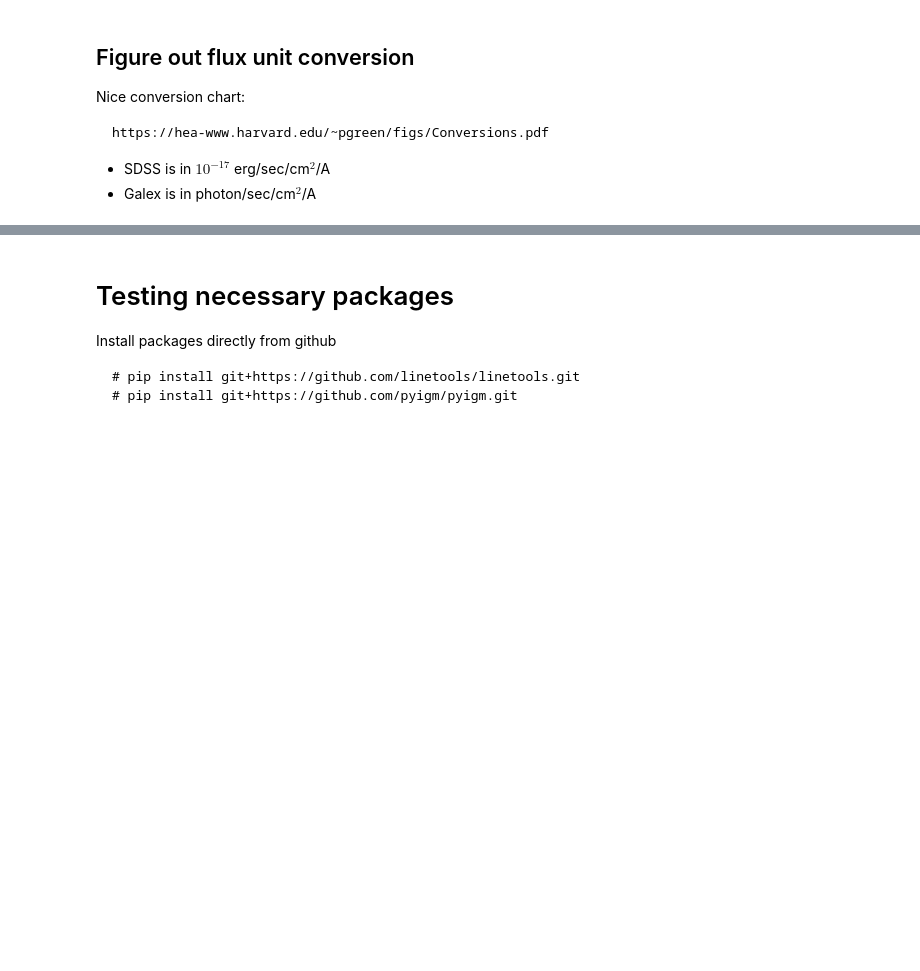
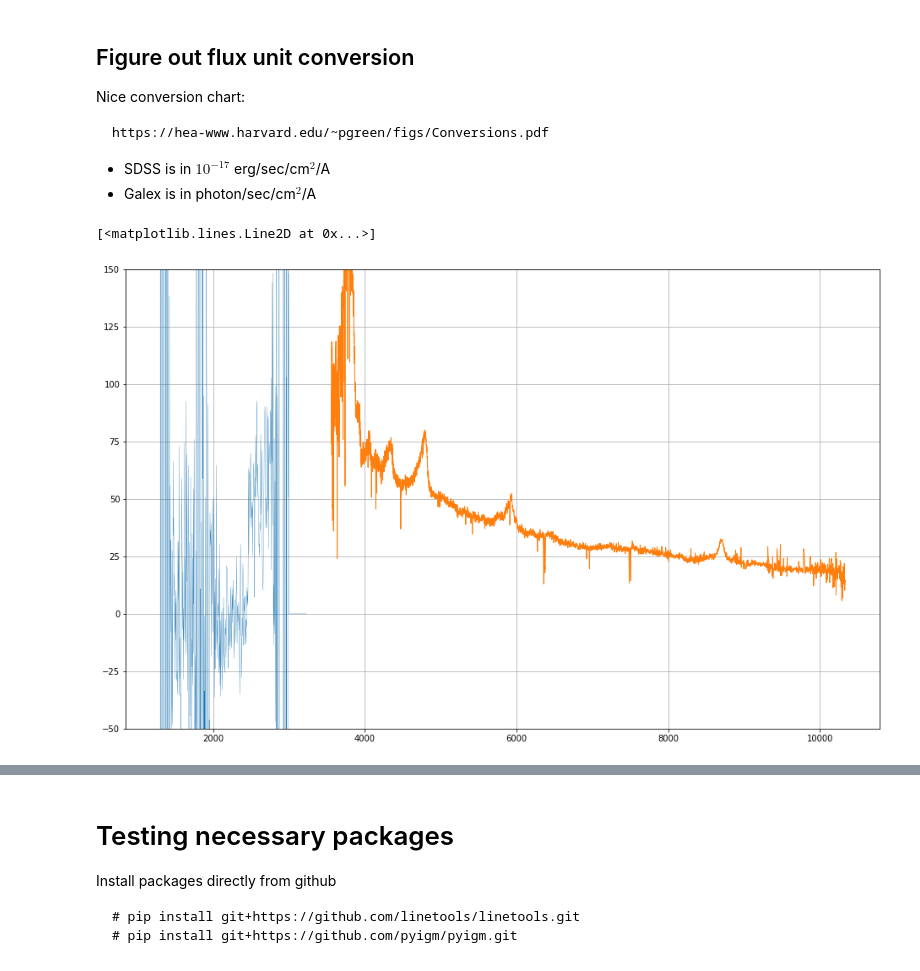
Before and after one commit to dobos/sdss_galex_lls, a Jupyter notebook: py/explore.ipynb, the cells around one changed output, grey strips where cells are left out. Cells and saved outputs as stored; diff of their text form; code cells hidden in the pictures; blank space fills up the shorter version.

```diff
--- a/py/explore.ipynb
+++ b/py/explore.ipynb
@@ -190,6 +188,16 @@ Nice conversion chart:
 # %%
 #fl_nuv_c = 1.99e-8 * 1e17 * fl_nuv / wl_nuv
 fl_fuv_c = 1.99e-8 * 1e17 * fl_fuv / wl_fuv
+# %%
+figsize(16, 10)
+grid(True)
+ylim(-50, 150)
+plot(wl_fuv, fl_fuv_c, lw=0.3)
+#plot(wl_nuv, fl_nuv_c, lw=0.3)
+plot(wl_sdss, fl_sdss, lw=1)
+# %% [output]
+[<matplotlib.lines.Line2D at 0x...>]
+[figure, added]
 # %%
 figsize(16, 10)
 grid(True)
```
Also changed, not shown: parts of 10 cells of this notebook.
